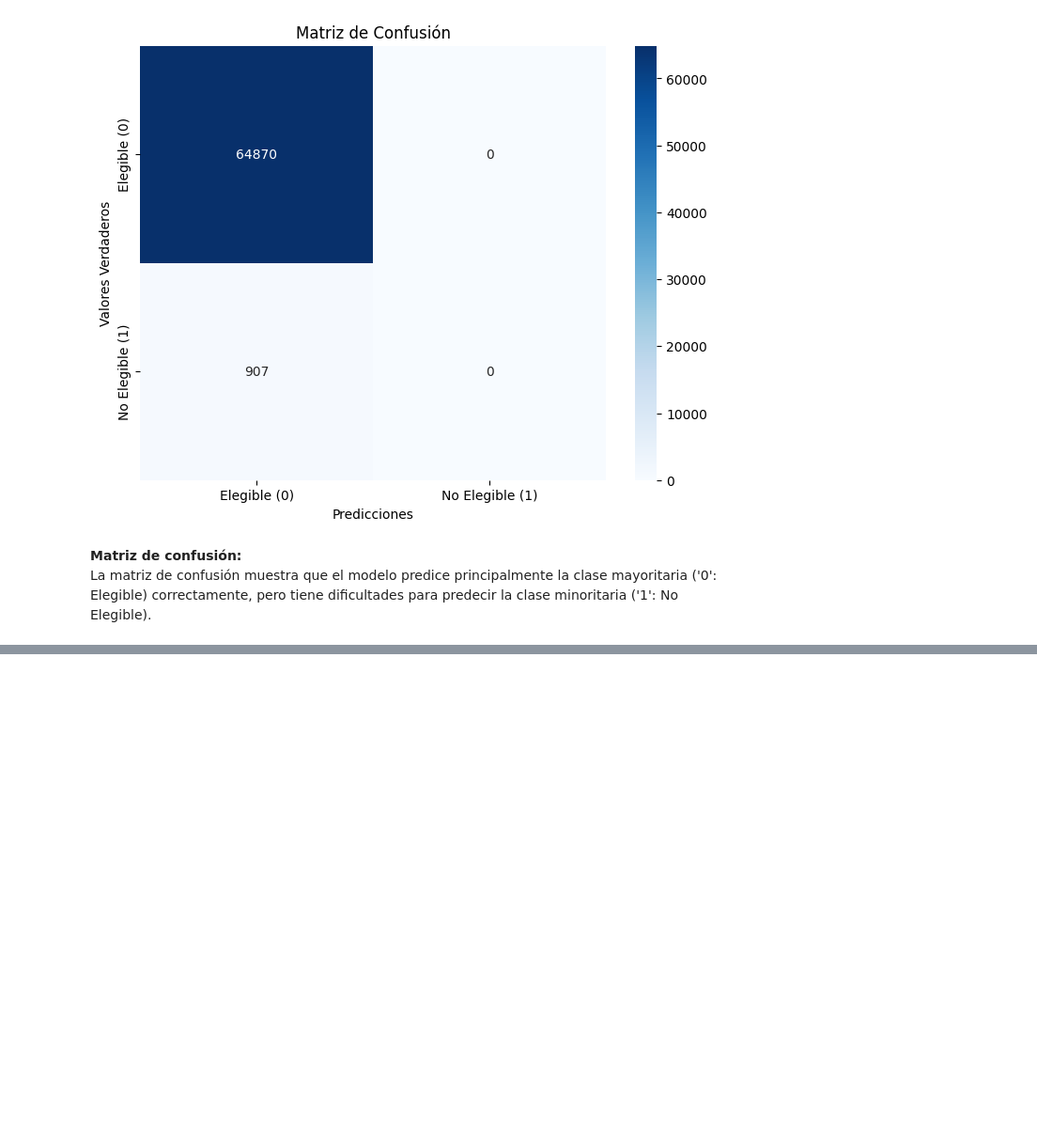
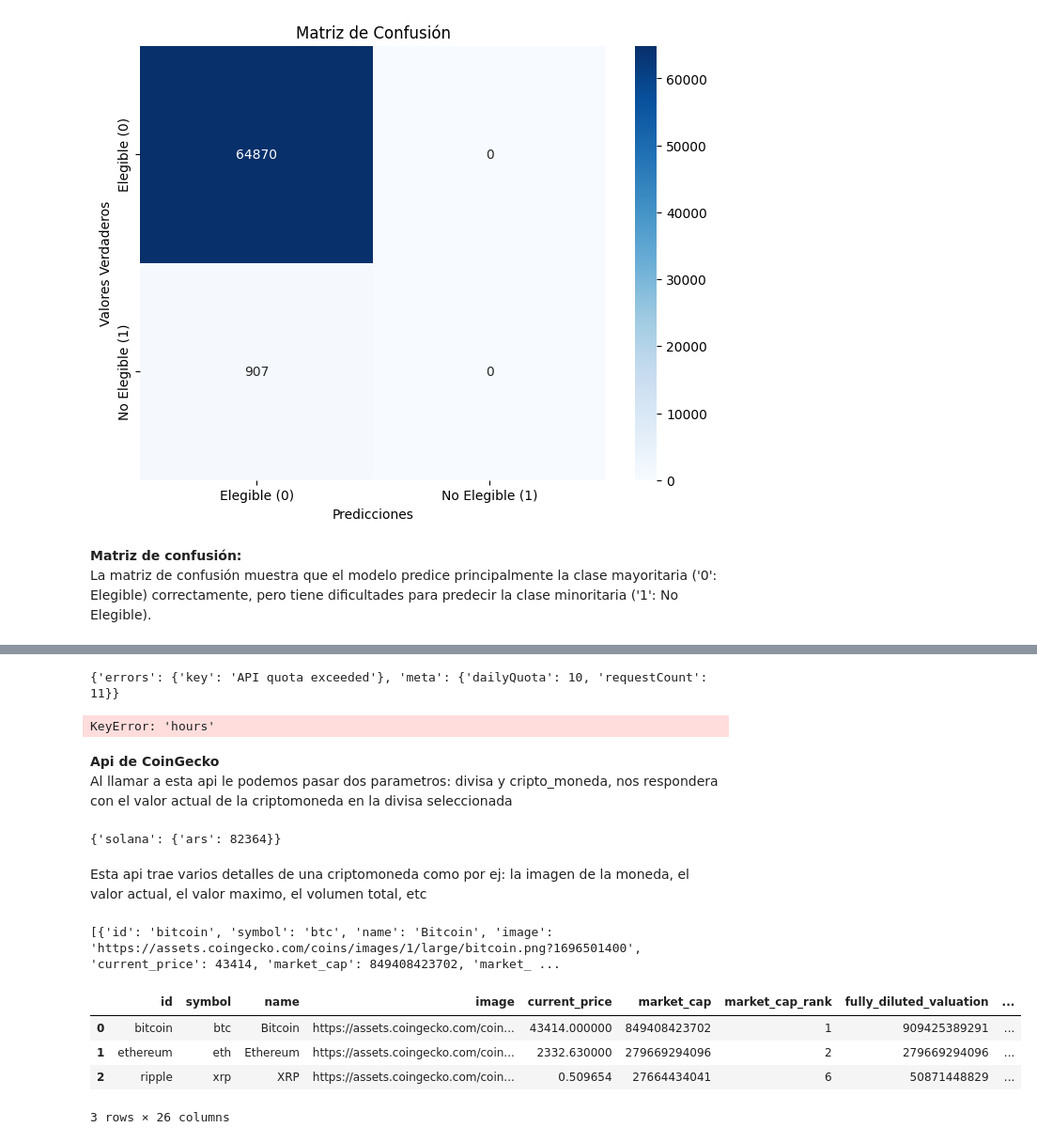
Before and after one commit to brayan084/pre-entregas, a Jupyter notebook: Zorro-pre-entrega-7.ipynb, the cells around one changed output, grey strips where cells are left out. Shown: that part at 94% size. Drawn from its saved outputs; the diff is of its cells as text; code cells hidden in the pictures; blank space fills up the shorter version.

```diff
--- a/Zorro-pre-entrega-6-correcciones.ipynb
+++ b/Zorro-pre-entrega-7.ipynb
@@ -743,0 +763,71 @@ El modelo muestra una precisión del 99%, indicando una alta precisión en la cl
+# %%
+response = requests.get(
+  'https://api.stormglass.io/v2/weather/point',
+  params={
+    'lat': -34.61315,
+    'lng': -58.37723,
+    'params': 'windSpeed,airTemperature',
+  },
+  headers={
+    'Authorization': api_key
+  }
+)
+
+# Do something with response data.
+json_data = response.json()
+print(json_data)
+# %% [output]
+{'errors': {'key': 'API quota exceeded'}, 'meta': {'dailyQuota': 10, 'requestCount': 11}}
+# %%
+clima_df = pd.json_normalize(json_data['hours'])
+clima_df.head(20)
+# %% [output]
+KeyError: 'hours'
+# %% [markdown]
+__Api de CoinGecko__
+Al llamar a esta api le podemos pasar dos parametros: divisa y cripto_moneda, nos respondera con el valor actual de la criptomoneda en la divisa seleccionada
+# %%
+import requests
+
+divisa = 'ars'
+crypto_moneda = 'solana'
+
+url = f'https://api.coingecko.com/api/v3/simple/price?ids={crypto_moneda}&vs_currencies={divisa}'
+
+response = requests.get(url)
+data = response.json()
+
+print(data)
+# %% [output]
+{'solana': {'ars': 82364}}
+# %% [markdown]
+Esta api trae varios detalles de una criptomoneda como por ej: la imagen de la moneda, el valor actual, el valor maximo, el volumen total, etc
+# %%
+import requests
+
+url = 'https://api.coingecko.com/api/v3/coins/markets'
+params = {
+    # divisa
+    'vs_currency': 'usd',
+    # Cryptomoneda
+    'ids': 'bitcoin,ethereum,ripple',  # Puedes agregar más criptomonedas separadas por comas
+    'order': 'market_cap_desc',
+    'per_page': 10,
+    'page': 1,
+    'sparkline': False,
+}
+
+response = requests.get(url, params=params)
+data = response.json()
+
+print(data)
+
+crypto_df = pd.DataFrame(data)
+crypto_df.head()
+# %% [output]
+[{'id': 'bitcoin', 'symbol': 'btc', 'name': 'Bitcoin', 'image': 'https://assets.coingecko.com/coins/images/1/large/bitcoin.png?1696501400', 'current_price': 43414, 'market_cap': 849408423702, 'market_ ...
+|  | id | symbol | name | image | current_price | market_cap | market_cap_rank | fully_diluted_valuation | ... |
+| 0 | bitcoin | btc | Bitcoin | https://assets.coingecko.com/coin... | 43414.000000 | 849408423702 | 1 | 909425389291 | ... |
+| 1 | ethereum | eth | Ethereum | https://assets.coingecko.com/coin... | 2332.630000 | 279669294096 | 2 | 279669294096 | ... |
+| 2 | ripple | xrp | XRP | https://assets.coingecko.com/coin... | 0.509654 | 27664434041 | 6 | 50871448829 | ... |
+3 rows × 26 columns
```
Also changed, not shown: parts of 7 cells of this notebook, 1 other file.
